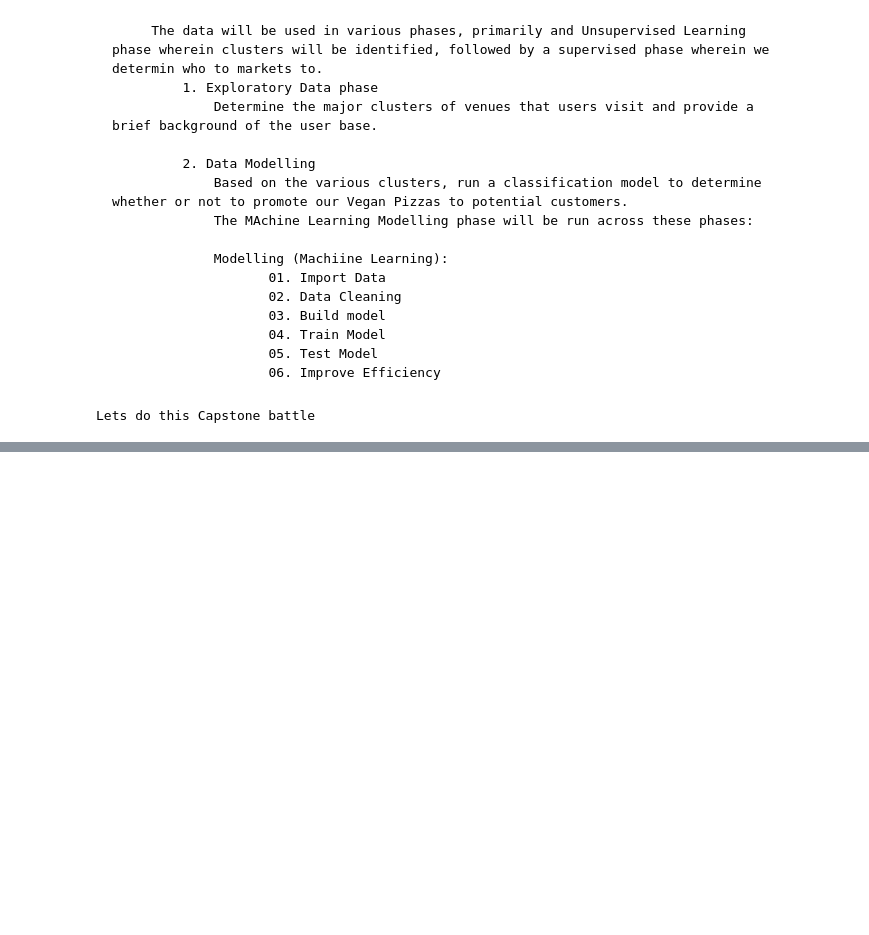
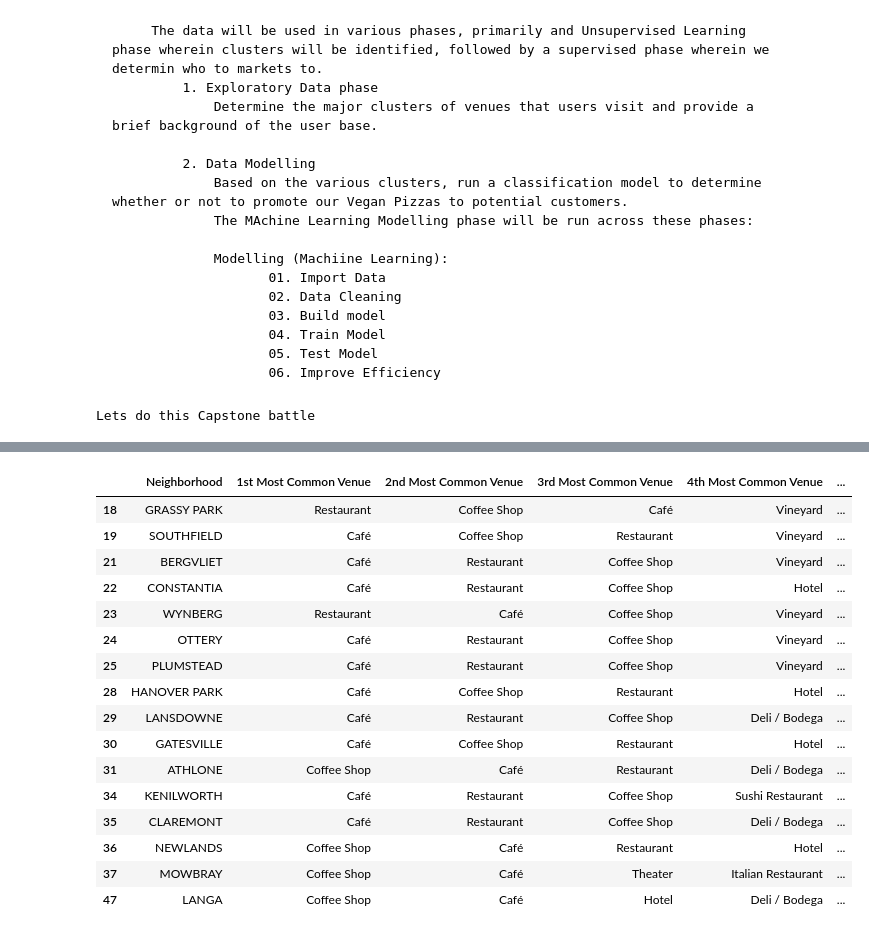
Before and after one commit to czr1803/GitHub_Main, a Jupyter notebook: Applied Data Science Capstone.ipynb, the cells around one changed output, grey strips where cells are left out. Cells and saved outputs as stored; diff of their text form; code cells hidden in the pictures; blank space fills up the shorter version.

```diff
--- a/Applied Data Science Capstone.ipynb
+++ b/Applied Data Science Capstone.ipynb
@@ -57,0 +435,20 @@ Lets do this Capstone battle
+# %%
+ct_merged.loc[ct_merged['Cluster Labels'] == 4, ct_merged.columns[[1] + list(range(5, ct_merged.shape[1]))]]
+# %% [output]
+|  | Neighborhood | 1st Most Common Venue | 2nd Most Common Venue | 3rd Most Common Venue | 4th Most Common Venue | ... |
+| 18 | GRASSY PARK | Restaurant | Coffee Shop | Café | Vineyard | ... |
+| 19 | SOUTHFIELD | Café | Coffee Shop | Restaurant | Vineyard | ... |
+| 21 | BERGVLIET | Café | Restaurant | Coffee Shop | Vineyard | ... |
+| 22 | CONSTANTIA | Café | Restaurant | Coffee Shop | Hotel | ... |
+| 23 | WYNBERG | Restaurant | Café | Coffee Shop | Vineyard | ... |
+| 24 | OTTERY | Café | Restaurant | Coffee Shop | Vineyard | ... |
+| 25 | PLUMSTEAD | Café | Restaurant | Coffee Shop | Vineyard | ... |
+| 28 | HANOVER PARK | Café | Coffee Shop | Restaurant | Hotel | ... |
+| 29 | LANSDOWNE | Café | Restaurant | Coffee Shop | Deli / Bodega | ... |
+| 30 | GATESVILLE | Café | Coffee Shop | Restaurant | Hotel | ... |
+| 31 | ATHLONE | Coffee Shop | Café | Restaurant | Deli / Bodega | ... |
+| 34 | KENILWORTH | Café | Restaurant | Coffee Shop | Sushi Restaurant | ... |
+| 35 | CLAREMONT | Café | Restaurant | Coffee Shop | Deli / Bodega | ... |
+| 36 | NEWLANDS | Coffee Shop | Café | Restaurant | Hotel | ... |
+| 37 | MOWBRAY | Coffee Shop | Café | Theater | Italian Restaurant | ... |
+| 47 | LANGA | Coffee Shop | Café | Hotel | Deli / Bodega | ... |
```
Also changed, not shown: parts of 21 cells of this notebook.
